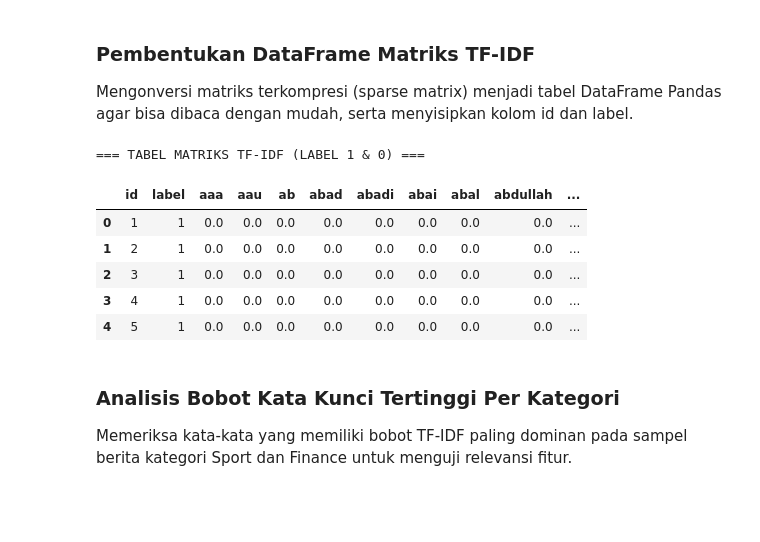
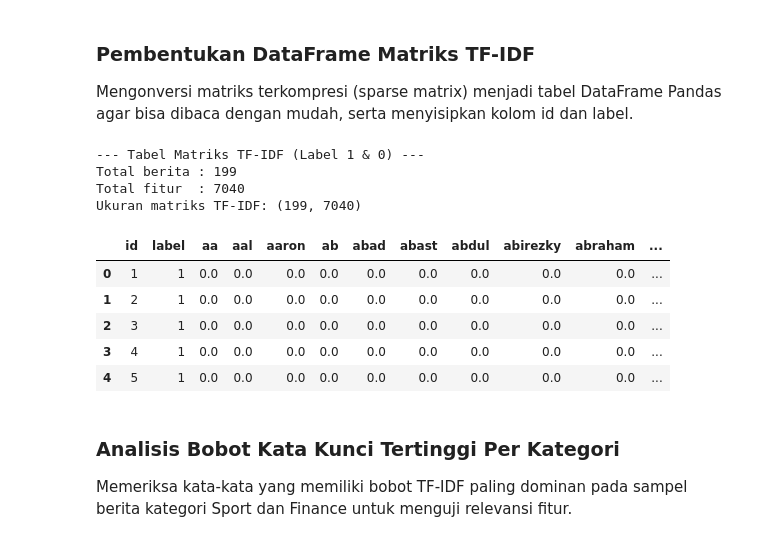
Before and after one commit to YunikaLstry/ppw, a Jupyter notebook: prosesTF-IDF.ipynb, the cells around one changed output. Saved outputs shown, nothing was run; the diff lists cells and outputs as text; code cells hidden in the pictures; blank space fills up the shorter version.

Commit message:
ubah tampilan

```diff
--- a/prosesTF-IDF.ipynb
+++ b/prosesTF-IDF.ipynb
@@ -8,9 +20,9 @@ from sklearn.feature_extraction.text import TfidfVectorizer
 # %%
-# Load dataset hasil preprocessing jika belum ada di memory
-if 'df' not in locals():
-    df = pd.read_csv('detik_preprocessed.csv')
+# Sesuaikan nama kolom jika dataset menggunakan isi_berita
+if 'isi_berita_clean' not in df.columns and 'isi_berita' in df.columns:
+    df = df.rename(columns={'isi_berita': 'isi_berita_clean'})
 
-# Tampilkan baris untuk verifikasi
-print("=== VERIFIKASI DATA SIAP TF-IDF ===")
+# Verifikasi data siap TF-IDF
+print("--- Verifikasi Data Siap TF-IDF ---")
 display(df[['id', 'isi_berita_clean', 'label']].head(200))
 # %% [output]
@@ -76,29 +101,43 @@ print(list(feature_names[:20]))
 
 Mengonversi matriks terkompresi (sparse matrix) menjadi tabel DataFrame Pandas agar bisa dibaca dengan mudah, serta menyisipkan kolom id dan label.
 # %%
-# 1. Ambil daftar seluruh kata unik (features)
+# 1. Ambil daftar seluruh kata unik
 feature_names = tfidf_vectorizer.get_feature_names_out()
 
-# 2. Ubah matriks TF-IDF ke DataFrame Pandas
-df_tfidf = pd.DataFrame(tfidf_matrix.toarray(), columns=feature_names)
+# 2. Bentuk ulang DataFrame matriks TF-IDF
+df_tfidf = pd.DataFrame(
+    tfidf_matrix.toarray(),
+    columns=feature_names
+)
 
-# 3. Sisipkan kolom 'id' dan 'label' (1 / 0) di posisi awal
-# Hapus metadata jika sel dijalankan ulang agar tidak terjadi duplikasi kolom
-df_tfidf = df_tfidf.drop(columns=['id', 'label'], errors='ignore')
+# 3. Pastikan metadata tidak terduplikasi
+df_tfidf = df_tfidf.drop(
+    columns=['id', 'label'],
+    errors='ignore'
+)
+
+# 4. Masukkan kembali kolom ID dan label
 df_tfidf.insert(0, 'label', df['label_encoded'].to_numpy())
 df_tfidf.insert(0, 'id', df['id'].to_numpy())
 
-print("=== TABEL MATRIKS TF-IDF (LABEL 1 & 0) ===")
-# Tampilkan 5 berita pertama dan 10 kata unik pertama
+# 5. Tampilkan hasil
+print("--- Tabel Matriks TF-IDF (Label 1 & 0) ---")
+print(f"Total berita : {len(df_tfidf)}")
+print(f"Total fitur  : {len(feature_names)}")
+print(f"Ukuran matriks TF-IDF: {tfidf_matrix.shape}")
+
 display(df_tfidf.iloc[:5, :12])
 # %% [output]
-=== TABEL MATRIKS TF-IDF (LABEL 1 & 0) ===
+--- Tabel Matriks TF-IDF (Label 1 & 0) ---
+Total berita : 199
+Total fitur  : 7040
+Ukuran matriks TF-IDF: (199, 7040)
-|  | id | label | aaa | aau | ab | abad | abadi | abai | abal | abdullah | ... |
-| 0 | 1 | 1 | 0.0 | 0.0 | 0.0 | 0.0 | 0.0 | 0.0 | 0.0 | 0.0 | ... |
-| 1 | 2 | 1 | 0.0 | 0.0 | 0.0 | 0.0 | 0.0 | 0.0 | 0.0 | 0.0 | ... |
-| 2 | 3 | 1 | 0.0 | 0.0 | 0.0 | 0.0 | 0.0 | 0.0 | 0.0 | 0.0 | ... |
-| 3 | 4 | 1 | 0.0 | 0.0 | 0.0 | 0.0 | 0.0 | 0.0 | 0.0 | 0.0 | ... |
-| 4 | 5 | 1 | 0.0 | 0.0 | 0.0 | 0.0 | 0.0 | 0.0 | 0.0 | 0.0 | ... |
+|  | id | label | aa | aal | aaron | ab | abad | abast | abdul | abirezky | abraham | ... |
+| 0 | 1 | 1 | 0.0 | 0.0 | 0.0 | 0.0 | 0.0 | 0.0 | 0.0 | 0.0 | 0.0 | ... |
+| 1 | 2 | 1 | 0.0 | 0.0 | 0.0 | 0.0 | 0.0 | 0.0 | 0.0 | 0.0 | 0.0 | ... |
+| 2 | 3 | 1 | 0.0 | 0.0 | 0.0 | 0.0 | 0.0 | 0.0 | 0.0 | 0.0 | 0.0 | ... |
+| 3 | 4 | 1 | 0.0 | 0.0 | 0.0 | 0.0 | 0.0 | 0.0 | 0.0 | 0.0 | 0.0 | ... |
+| 4 | 5 | 1 | 0.0 | 0.0 | 0.0 | 0.0 | 0.0 | 0.0 | 0.0 | 0.0 | 0.0 | ... |
 # %% [markdown]
 ### Analisis Bobot Kata Kunci Tertinggi Per Kategori
 
```
Also changed, not shown: parts of 5 cells of this notebook, 41 other files.
